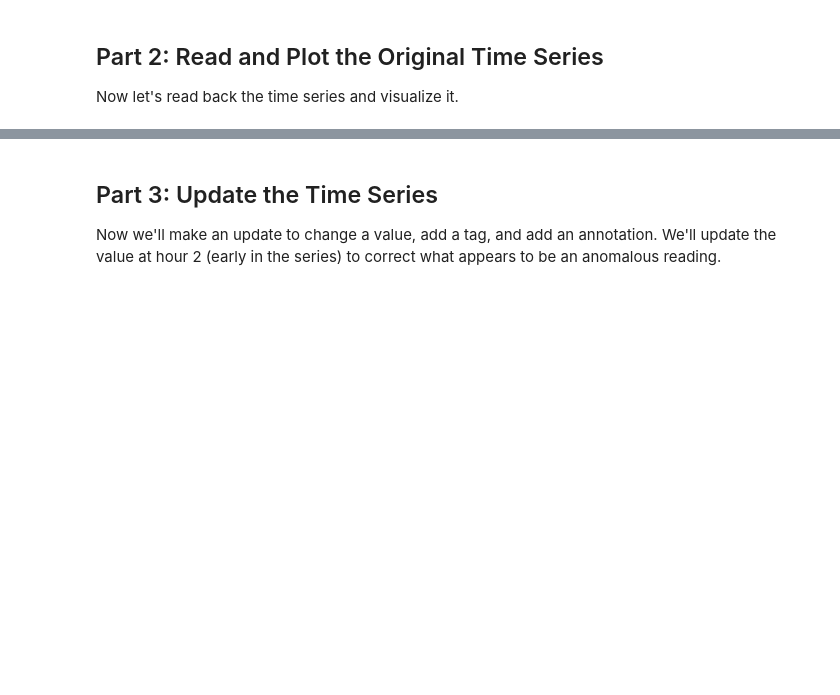
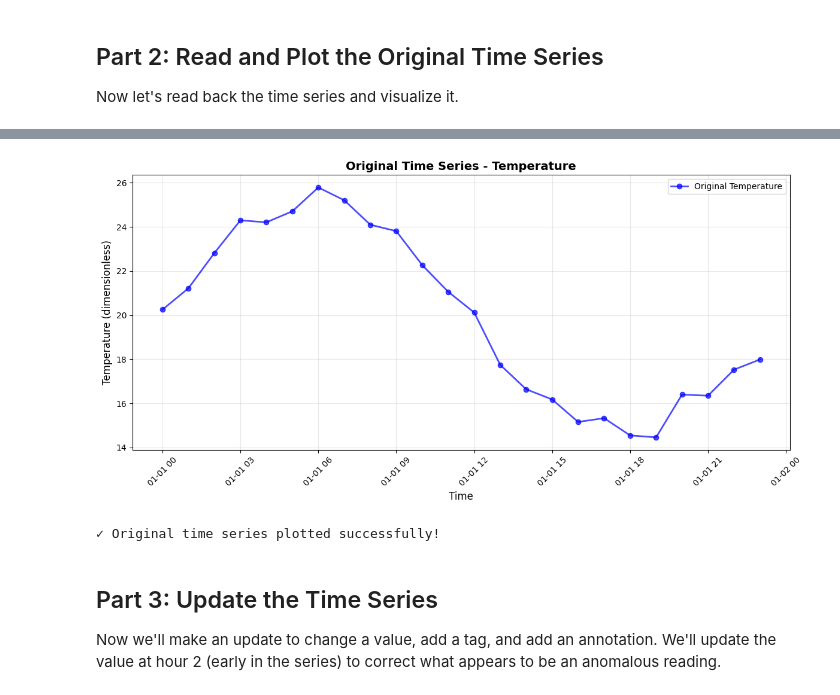
Before and after one commit to rebase-energy/timedb, a Jupyter notebook: examples/nb_04_timeseries_changes.ipynb, the cells around one changed output, grey strips where cells are left out. Saved outputs shown, nothing was run; the diff lists cells and outputs as text; code cells hidden in the pictures; blank space fills up the shorter version.

```diff
--- a/examples/nb_04_timeseries_changes.ipynb
+++ b/examples/nb_04_timeseries_changes.ipynb
@@ -20,7 +20,7 @@ This notebook demonstrates how to manually change values, tags, and annotations
 - Updates can modify values, annotations, and tags independently or together
 - Using `value_id` from the initial read makes updates simple - no need to query the database again
 # %%
-import timedb as td
+from timedb import TimeDataClient
 import pandas as pd
 import matplotlib.pyplot as plt
 from datetime import datetime, timezone, timedelta
@@ -28,5 +28,9 @@ import numpy as np
 from dotenv import load_dotenv
 load_dotenv()
 
+# Use the TimeDataClient to interact with TimeDB
+td = TimeDataClient()
+
+# Reset database (create/delete schema)
 td.delete()
 td.create()
@@ -73,7 +91,7 @@ series_id = result.series_ids['temperature']
 Now let's read back the time series and visualize it.
 # %%
 # Read the time series with return_value_id=True so we can use value_id later for updates
-df_read = td.read(return_value_id=True)
+df_read = td.series("temperature").read(return_value_id=True)
 
 print(f"✓ Read {len(df_read)} data points")
 print(f"\nDataFrame shape: {df_read.shape}")
@@ -83,19 +121,25 @@ df_read.head(10)
 # %%
 # Plot the original time series
 plt.figure(figsize=(12, 6))
-plt.plot(df_read.index, df_read['temperature'], marker='o', linewidth=2, markersize=6,
+
+# Use plain numeric values (dimensionless) for plotting
+y_vals = df_read['temperature'].astype(float)
+plt.plot(df_read.index, y_vals, marker='o', linewidth=2, markersize=6,
          label='Original Temperature', color='blue', alpha=0.7)
 
 plt.xlabel('Time', fontsize=12)
-plt.ylabel('Temperature [°C]', fontsize=12)
+plt.ylabel('Temperature (dimensionless)', fontsize=12)
 plt.title('Original Time Series - Temperature', fontsize=14, fontweight='bold')
 plt.legend()
 plt.grid(True, alpha=0.3)
 plt.xticks(rotation=45)
 plt.tight_layout()
 plt.show()
 
 print("✓ Original time series plotted successfully!")
+# %% [output]
+[figure, added]
+✓ Original time series plotted successfully!
 # %% [markdown]
 ## Part 3: Update the Time Series
 
```
Also changed, not shown: parts of 11 cells of this notebook, 15 other files.
